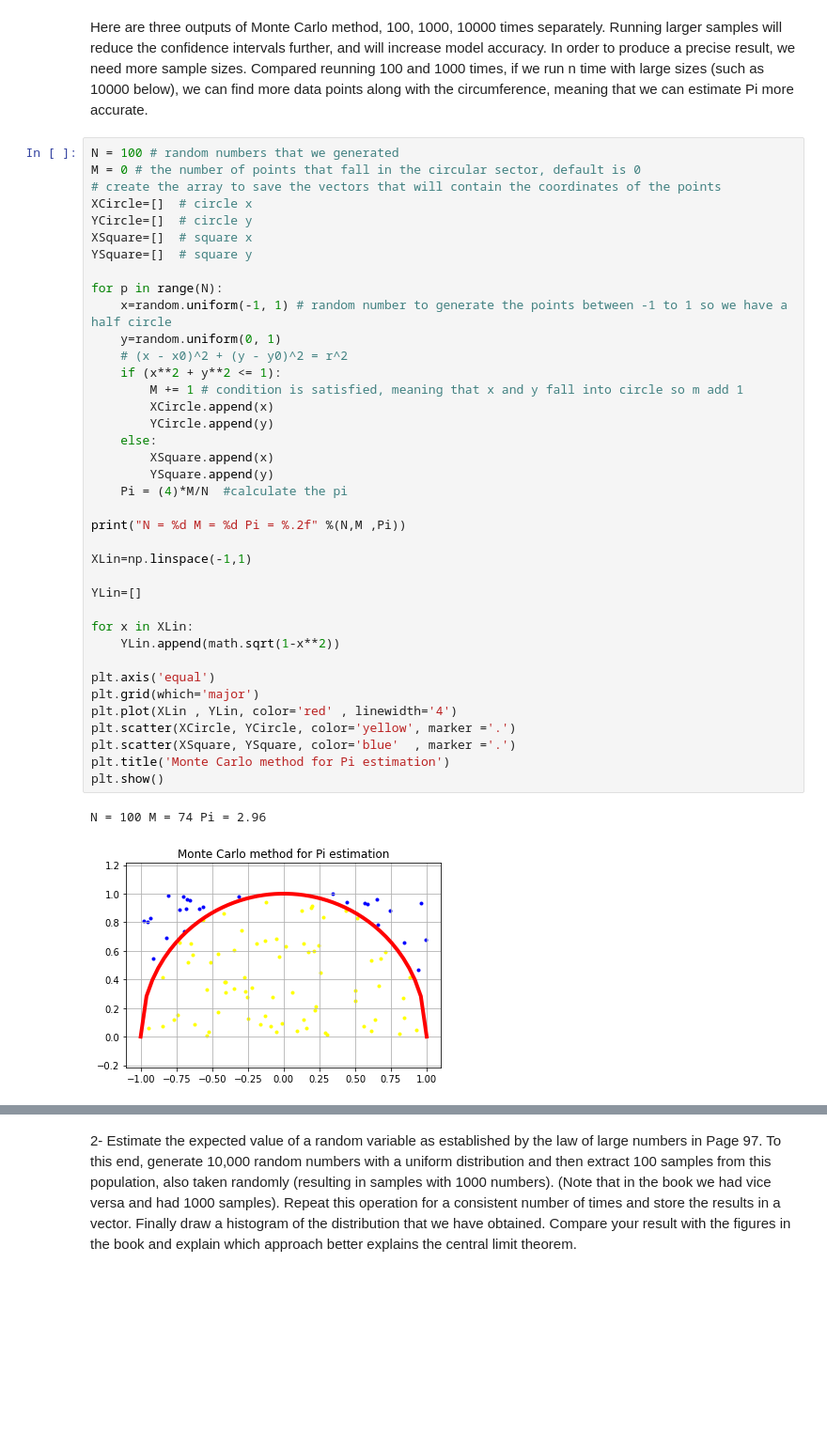
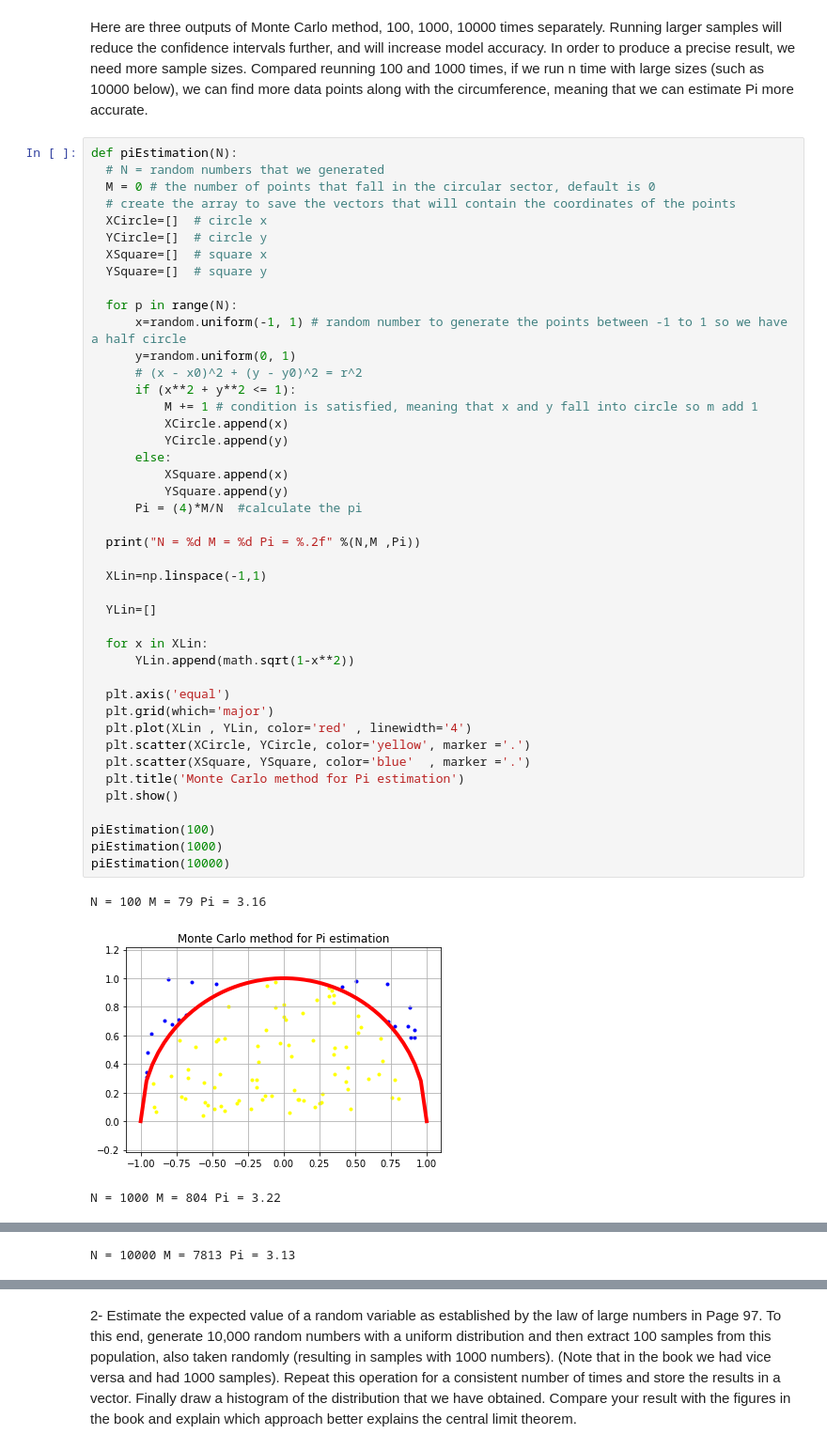
Before and after one commit to twyunting/CSC-632_Intro-to-Simulation-and-Modeling, a Jupyter notebook: homeworks/hw2/CSC-632 HW2_Coding_Yunting Chiu.ipynb, the cells around one changed output, grey strips where cells are left out. Shown at 94% size. Cells and saved outputs as stored; diff of their text form; blank space fills up the shorter version.

```diff
--- a/homeworks/hw2/CSC-632 HW2_Coding_Yunting Chiu.ipynb
+++ b/homeworks/hw2/CSC-632 HW2_Coding_Yunting Chiu.ipynb
@@ -55,43 +11,49 @@ N = 10000 M = 7866 Pi = 3.15
 # %% [markdown]
 Here are three outputs of Monte Carlo method, 100, 1000, 10000 times separately. Running larger samples will reduce the confidence intervals further, and will increase model accuracy. In order to produce a precise result, we need more sample sizes. Compared reunning 100 and 1000 times, if we run n time with large sizes (such as 10000 below), we can find more data points along with the circumference, meaning that we can estimate Pi more accurate.
 # %%
-N = 100 # random numbers that we generated
-M = 0 # the number of points that fall in the circular sector, default is 0
-# create the array to save the vectors that will contain the coordinates of the points
-XCircle=[]  # circle x
-YCircle=[]  # circle y
-XSquare=[]  # square x
-YSquare=[]  # square y
+def piEstimation(N):
+  # N = random numbers that we generated
+  M = 0 # the number of points that fall in the circular sector, default is 0
+  # create the array to save the vectors that will contain the coordinates of the points
+  XCircle=[]  # circle x
+  YCircle=[]  # circle y
+  XSquare=[]  # square x
+  YSquare=[]  # square y
 
-for p in range(N):
-    x=random.uniform(-1, 1) # random number to generate the points between -1 to 1 so we have a half circle
-    y=random.uniform(0, 1)
-    # (x - x0)^2 + (y - y0)^2 = r^2
-    if (x**2 + y**2 <= 1):
-        M += 1 # condition is satisfied, meaning that x and y fall into circle so m add 1
-        XCircle.append(x)
-        YCircle.append(y)
-    else:
-        XSquare.append(x)
-        YSquare.append(y)
-    Pi = (4)*M/N  #calculate the pi
+  for p in range(N):
+      x=random.uniform(-1, 1) # random number to generate the points between -1 to 1 so we have a half circle
+      y=random.uniform(0, 1)
+      # (x - x0)^2 + (y - y0)^2 = r^2
+      if (x**2 + y**2 <= 1):
+          M += 1 # condition is satisfied, meaning that x and y fall into circle so m add 1
+          XCircle.append(x)
+          YCircle.append(y)
+      else:
+          XSquare.append(x)
+          YSquare.append(y)
+      Pi = (4)*M/N  #calculate the pi
 
-print("N = %d M = %d Pi = %.2f" %(N,M ,Pi))
+  print("N = %d M = %d Pi = %.2f" %(N,M ,Pi))
 
-XLin=np.linspace(-1,1)
+  XLin=np.linspace(-1,1)
 
-YLin=[]
+  YLin=[]
 
-for x in XLin:
-    YLin.append(math.sqrt(1-x**2))
+  for x in XLin:
+      YLin.append(math.sqrt(1-x**2))
 
-plt.axis('equal')
-plt.grid(which='major')
-plt.plot(XLin , YLin, color='red' , linewidth='4')
-plt.scatter(XCircle, YCircle, color='yellow', marker ='.')
-plt.scatter(XSquare, YSquare, color='blue'  , marker ='.')
-plt.title('Monte Carlo method for Pi estimation')
-plt.show()
+  plt.axis('equal')
+  plt.grid(which='major')
+  plt.plot(XLin , YLin, color='red' , linewidth='4')
+  plt.scatter(XCircle, YCircle, color='yellow', marker ='.')
+  plt.scatter(XSquare, YSquare, color='blue'  , marker ='.')
+  plt.title('Monte Carlo method for Pi estimation')
+  plt.show()
+
+piEstimation(100)
+piEstimation(1000)
+piEstimation(10000)
 # %% [output]
-N = 100 M = 74 Pi = 2.96
+N = 100 M = 79 Pi = 3.16
-[figure, old version]
+[figure, new version]
+N = 1000 M = 804 Pi = 3.22
@@ -97,0 +61 @@ N = 100 M = 74 Pi = 2.96
+N = 10000 M = 7813 Pi = 3.13
```
Also changed, not shown: parts of 19 cells of this notebook.
